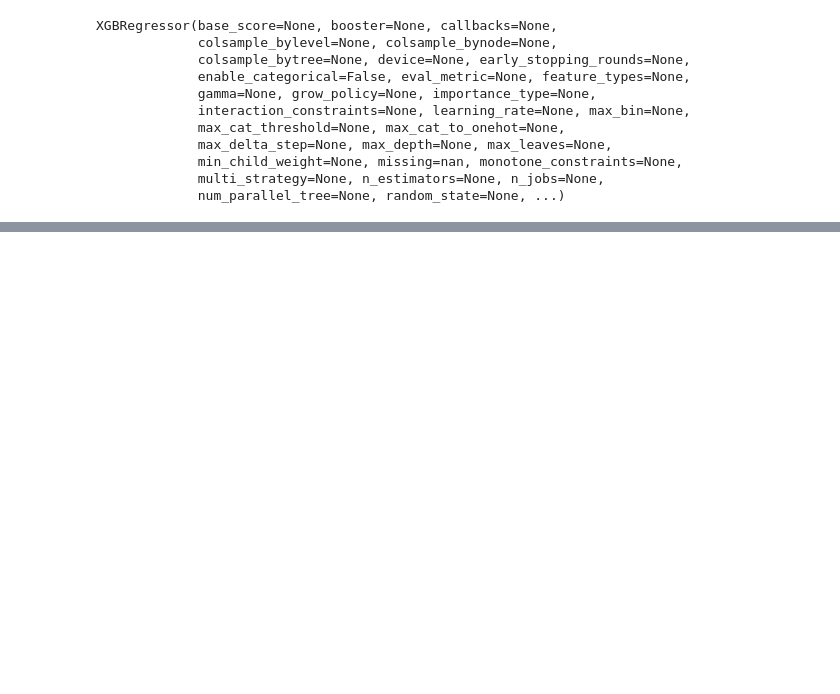
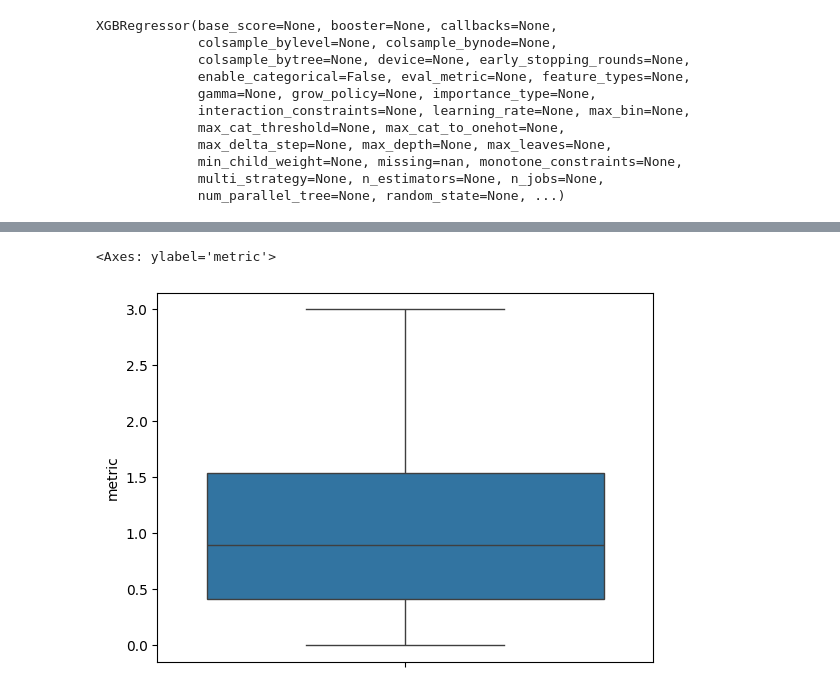
Before and after one commit to foxyreign/AAA_Movie, a Jupyter notebook: Data_Strategy_Plan_for_AAA.ipynb, the cells around one changed output, grey strips where cells are left out. Cells and saved outputs as stored; diff of their text form; code cells hidden in the pictures; blank space fills up the shorter version.

```diff
--- a/Data_Strategy_Plan_for_AAA.ipynb
+++ b/Data_Strategy_Plan_for_AAA.ipynb
@@ -610,0 +616,6 @@ model_features.to_csv('Features Importance.csv')
+# %%
+hit_movie_url = 'https://raw.githubusercontent.com/adzict/box_office_determinants/main/data/movies_preprocessed.csv'
+
+hit_movie = pd.read_csv(hit_movie_url,sep=',')
+print(hit_movie.info())
+hit_movie
@@ -610,0 +653,11 @@ model_features.to_csv('Features Importance.csv')
+# %%
+# Define metric of ratio of gross and budget
+hit_movie['metric'] = hit_movie['gross'] / hit_movie['budget']
+
+# Filter movies that have at most 3x gross based on budget
+hit_movie = hit_movie[hit_movie['metric'] < 3]
+
+sns.boxplot(data=hit_movie,y='metric')
+# %% [output]
+<Axes: ylabel='metric'>
+[figure, added]
```
Also changed, not shown: parts of 16 cells of this notebook.
